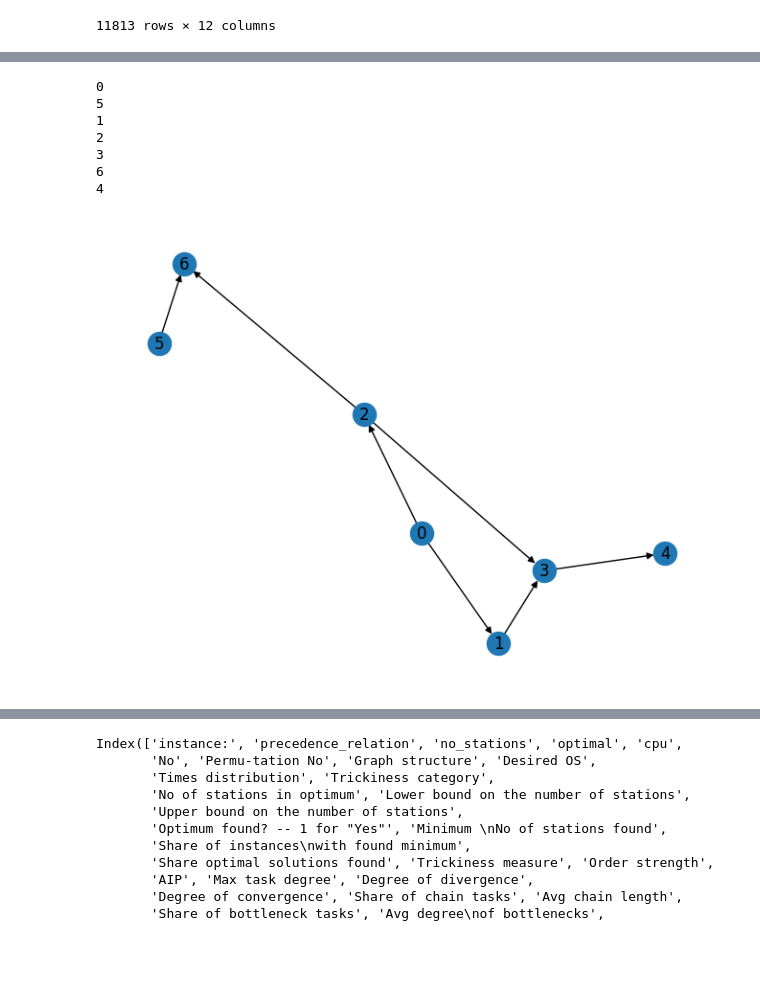
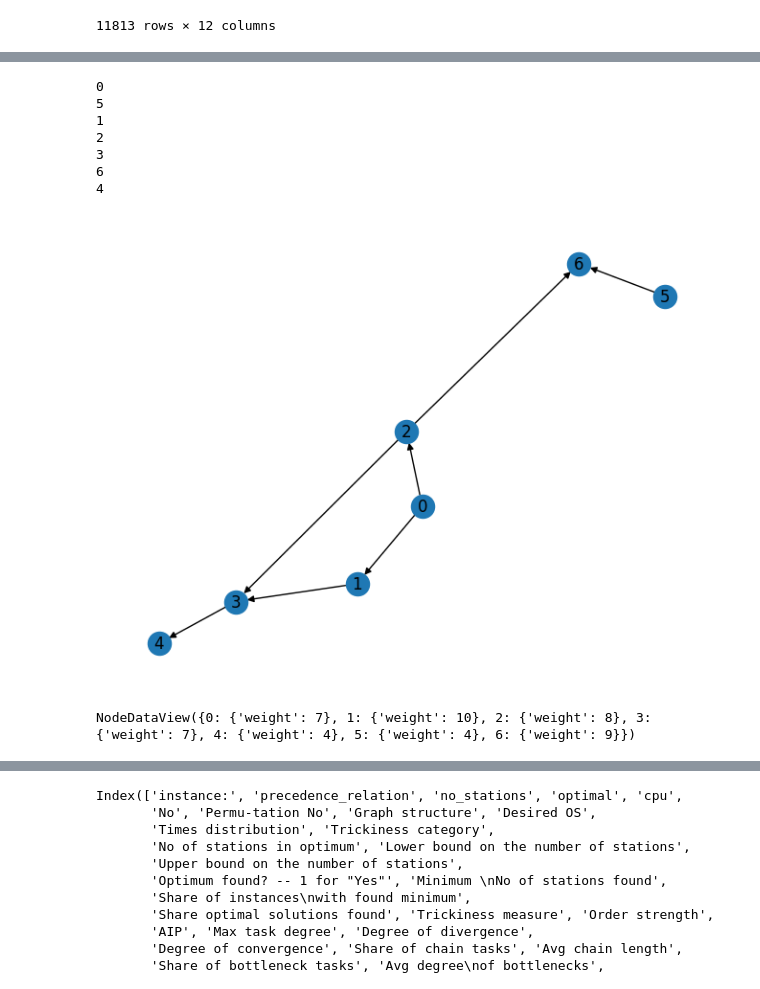
Before and after one commit to JosephThompson607/DADA, a Jupyter notebook: SALBP_solve.ipynb, the cells around one changed output, grey strips where cells are left out. Saved outputs shown, nothing was run; the diff lists cells and outputs as text; code cells hidden in the pictures; blank space fills up the shorter version.

```diff
--- a/SALBP_solve.ipynb
+++ b/SALBP_solve.ipynb
@@ -691,21 +702,30 @@ def get_longest_chains_edges(G):
         edge_list.append((edge, longest_to_node[edge[0]] + longest_from_node[edge[1]] + 1))
     return edge_list
 # %%
+import random
 G = nx.DiGraph()
 G.add_edges_from([(0, 1), (0, 2), (1, 3), (2, 3), (3, 4), (5,6), (2,6)] )
+#adds node attributes "weight to the nodes"
+
+for node in G.nodes():
+    G.nodes[node]["weight"] = random.randint(1, 10)
 
 for n in nx.topological_sort(G):
     print(n)
 
 #draws the graph
 nx.draw(G, with_labels = True)
 plt.show()
 # %% [output]
 0
 5
 1
 2
 3
 6
 4
-[figure, old version]
+[figure, new version]
+# %%
+G.nodes(data=True)
+# %% [output]
+NodeDataView({0: {'weight': 7}, 1: {'weight': 10}, 2: {'weight': 8}, 3: {'weight': 7}, 4: {'weight': 4}, 5: {'weight': 4}, 6: {'weight': 9}})
```
Also changed, not shown: parts of 17 cells of this notebook, 2 other files.
